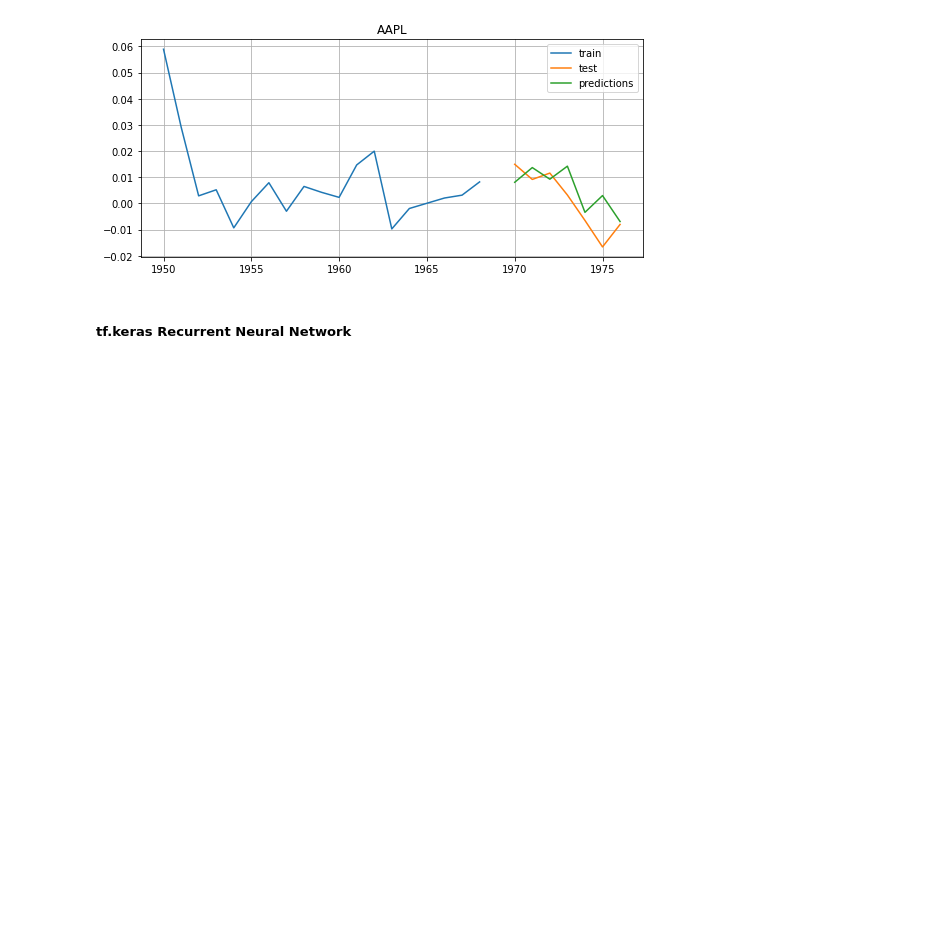
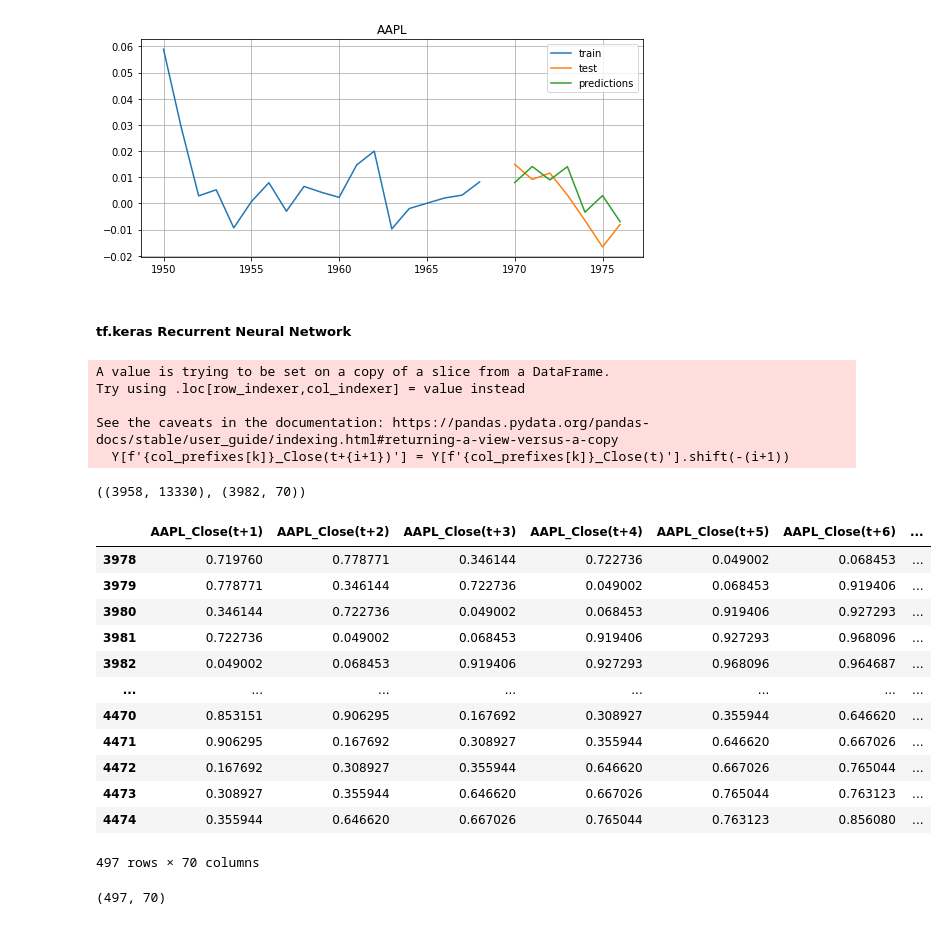
Before and after one commit to nikovacs/ML_Final_Project, a Jupyter notebook: stock_price_predictions.ipynb, the cells around one changed output. Saved outputs shown, nothing was run; the diff lists cells and outputs as text; code cells hidden in the pictures; blank space fills up the shorter version.

```diff
--- a/stock_price_predictions.ipynb
+++ b/stock_price_predictions.ipynb
@@ -381,5 +456,10 @@ preprocessor = Pipeline(steps=[
     ('log_cols_like', ColumnsLikeFunctionTransformer(func_to_apply=np.log1p, cols_like=["QQQ", "Open", "_EMA", "Volume", "STD5", "ATR"])),
 ])
+# %%
+rnn_preprocessor = Pipeline(steps=[
+    ('base_preprocessor', preprocessor),
+    ('add_lags', AddXLagsToSamplesTransformer(lags=30)),
+])
 # %% [markdown]
 Short-List Promising Models
 ----
@@ -455,3 +545,37 @@ for prefix in forecaster.prefixes_:
 [figure]
 # %% [markdown]
 ##### tf.keras Recurrent Neural Network
+# %%
+# Have to reorganize the data for the network because the inputs need to be formatted differently.
+def load_data_for_keras():
+    data = load_data()
+    # split off all columns names containing the string 'Close(t)'
+    Y = data.filter(like='Close(t)')
+    X = data.drop(columns=[x for x in data.columns if 'Close(t)' in x])
+    X = rnn_preprocessor.fit_transform(X)
+    # make y have also have the next 6 targets in order
+    col_prefixes = [x.split('_')[0] for x in list(Y.columns)]
+    for k in range(len(col_prefixes)):
+        for i in range(7):
+            Y[f'{col_prefixes[k]}_Close(t+{i+1})'] = Y[f'{col_prefixes[k]}_Close(t)'].shift(-(i+1))
+    # sort X and Y by column names
+    X = X.reindex(sorted(X.columns), axis=1)
+    Y = Y.reindex(sorted(Y.columns), axis=1)
+    Y.drop(columns=Y.filter(like="_Close(t)").columns, inplace=True)
+
+    X_train, X_valid, X_test = X[:int(X.shape[0] * 0.8)], X[int(X.shape[0] * 0.8):int(X.shape[0] * 0.9)], X[int(X.shape[0] * 0.9):]
+    Y_train, Y_valid, Y_test = Y[:int(Y.shape[0] * 0.8)], Y[int(Y.shape[0] * 0.8):int(Y.shape[0] * 0.9)], Y[int(Y.shape[0] * 0.9):]
+
+    return (X_train, Y_train), (X_valid, Y_valid), (X_test, Y_test)
+# %%
+(X_train, Y_train), (X_valid, Y_valid), (X_test, Y_test) = load_data_for_keras()
+# %% [output]
+A value is trying to be set on a copy of a slice from a DataFrame.
+Try using .loc[row_indexer,col_indexer] = value instead
+
+See the caveats in the documentation: https://pandas.pydata.org/pandas-docs/stable/user_guide/indexing.html#returning-a-view-versus-a-copy
+  Y[f'{col_prefixes[k]}_Close(t+{i+1})'] = Y[f'{col_prefixes[k]}_Close(t)'].shift(-(i+1))
+# %%
+X_train.shape, Y_train.shape
+# %% [output]
+((3958, 13330), (3982, 70))
@@ -457,0 +600,20 @@ for prefix in forecaster.prefixes_:
+# %%
+Y_valid
+# %% [output]
+|  | AAPL_Close(t+1) | AAPL_Close(t+2) | AAPL_Close(t+3) | AAPL_Close(t+4) | AAPL_Close(t+5) | AAPL_Close(t+6) | ... |
+| 3978 | 0.719760 | 0.778771 | 0.346144 | 0.722736 | 0.049002 | 0.068453 | ... |
+| 3979 | 0.778771 | 0.346144 | 0.722736 | 0.049002 | 0.068453 | 0.919406 | ... |
+| 3980 | 0.346144 | 0.722736 | 0.049002 | 0.068453 | 0.919406 | 0.927293 | ... |
+| 3981 | 0.722736 | 0.049002 | 0.068453 | 0.919406 | 0.927293 | 0.968096 | ... |
+| 3982 | 0.049002 | 0.068453 | 0.919406 | 0.927293 | 0.968096 | 0.964687 | ... |
+| ... | ... | ... | ... | ... | ... | ... | ... |
+| 4470 | 0.853151 | 0.906295 | 0.167692 | 0.308927 | 0.355944 | 0.646620 | ... |
+| 4471 | 0.906295 | 0.167692 | 0.308927 | 0.355944 | 0.646620 | 0.667026 | ... |
+| 4472 | 0.167692 | 0.308927 | 0.355944 | 0.646620 | 0.667026 | 0.765044 | ... |
+| 4473 | 0.308927 | 0.355944 | 0.646620 | 0.667026 | 0.765044 | 0.763123 | ... |
+| 4474 | 0.355944 | 0.646620 | 0.667026 | 0.765044 | 0.763123 | 0.856080 | ... |
+497 rows × 70 columns
+# %%
+preds.shape
+# %% [output]
+(497, 70)
```
Also changed, not shown: parts of 37 cells of this notebook.
